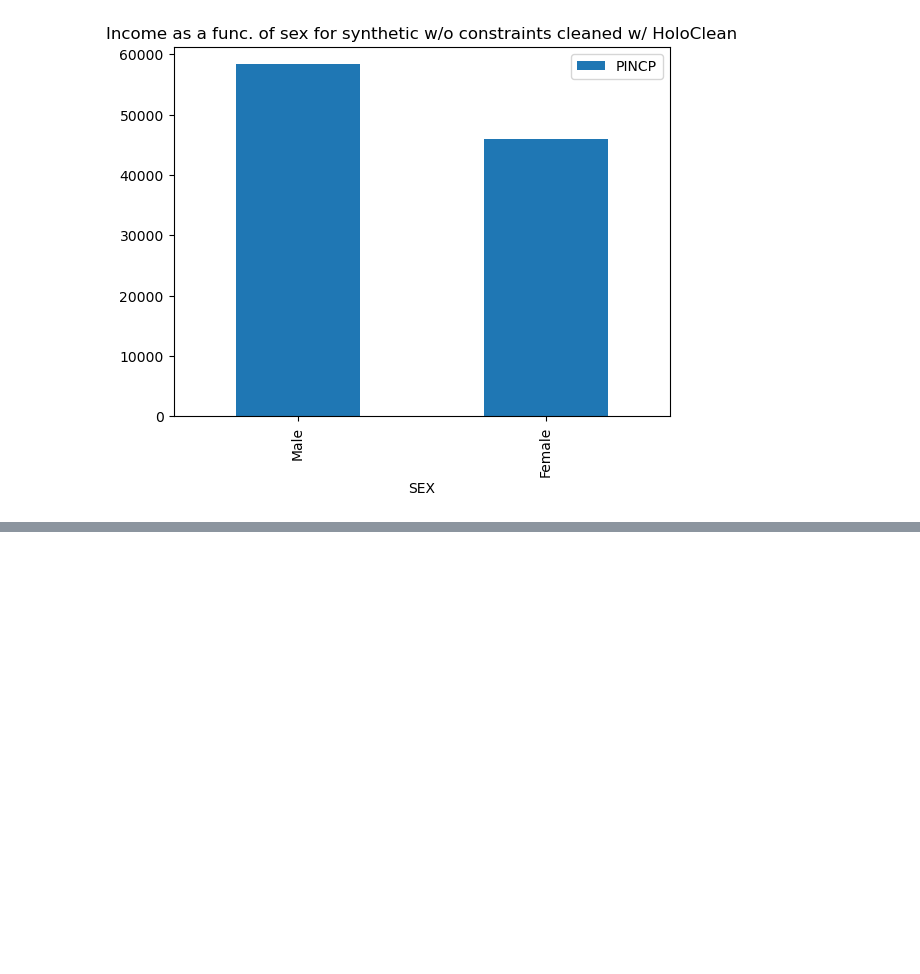
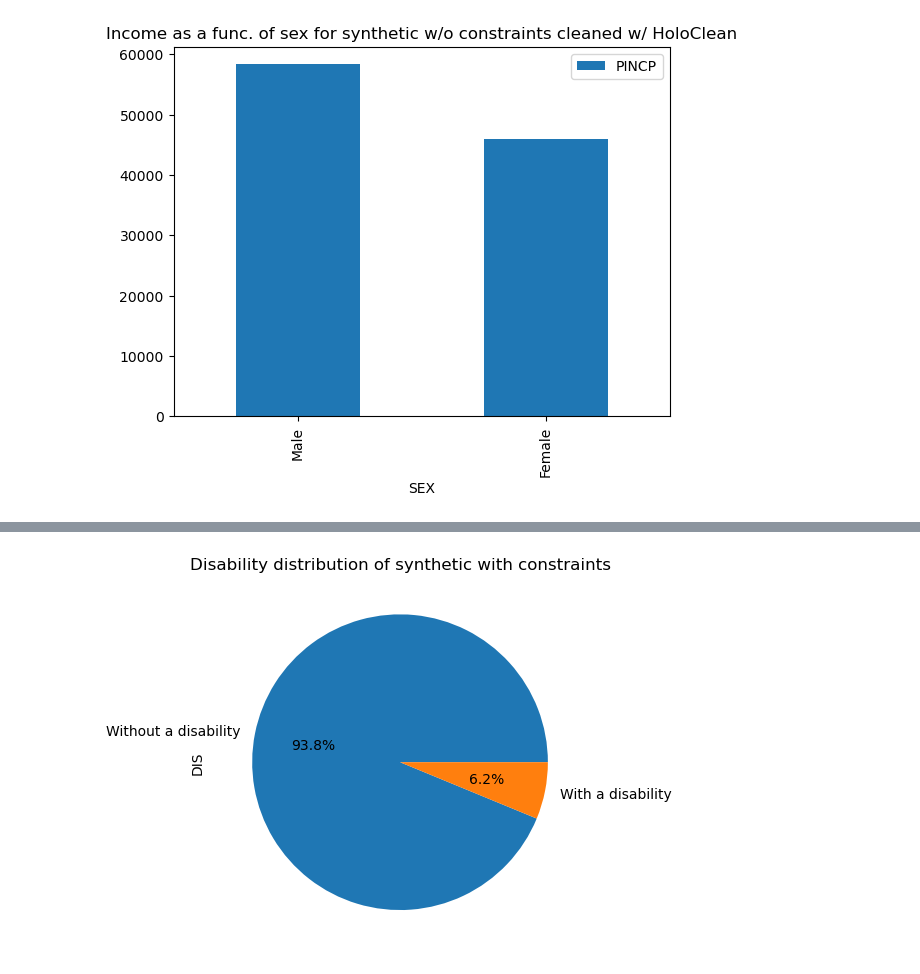
Before and after one commit to kushagraghosh/DataRepairAndFairness, a Jupyter notebook: data_repair_and_fairness.ipynb, the cells around one changed output, grey strips where cells are left out. Cells and saved outputs as stored; diff of their text form; code cells hidden in the pictures; blank space fills up the shorter version.

```diff
--- a/data_repair_and_fairness.ipynb
+++ b/data_repair_and_fairness.ipynb
@@ -422,0 +566,7 @@ fig.savefig('income-sex-holoclean.png', bbox_inches='tight')
+# %%
+fig, axs = plt.subplots(1,1)
+piechart("Disability distribution of synthetic with constraints", synthetic_data2, axs, 'DIS', dis_label_mapping)
+plt.show()
+fig.savefig('plots/disability-synthetic-with-constraints.png', bbox_inches='tight')
+# %% [output]
+[figure, added]
```
Also changed, not shown: parts of 36 cells of this notebook, 27 other files.
